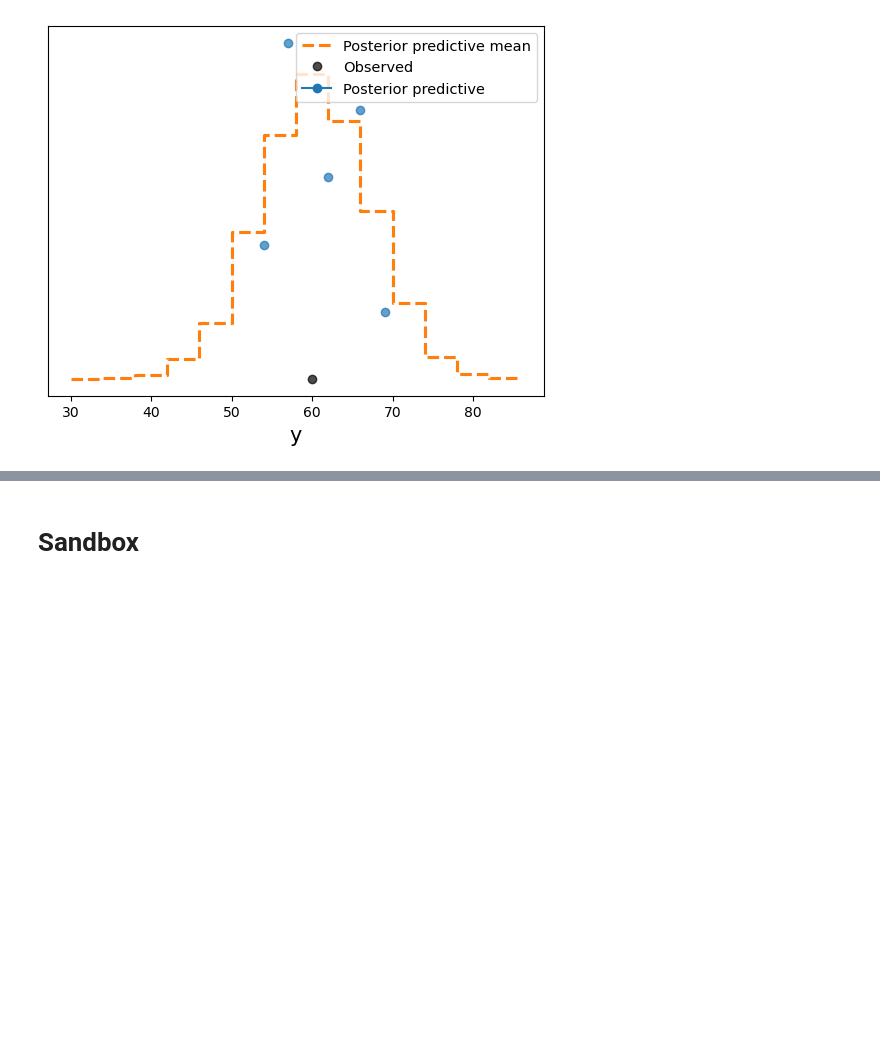
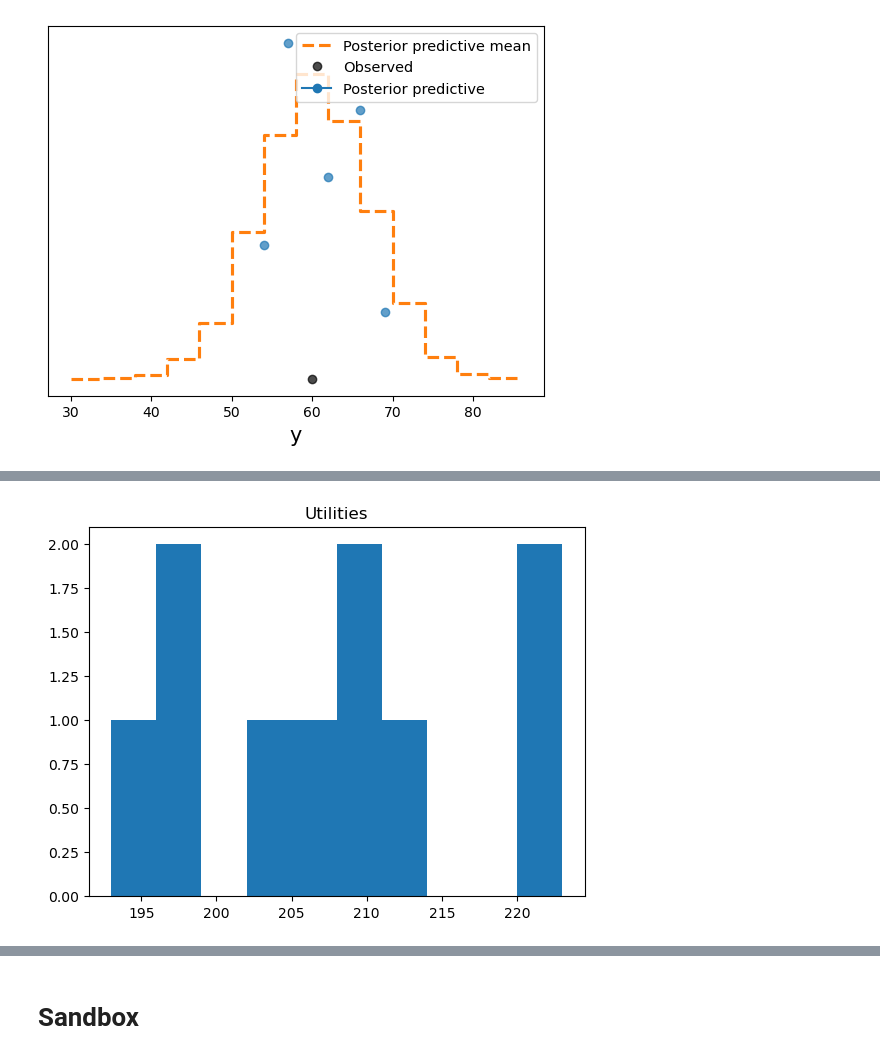
Before and after one commit to romanAVJ/glm-mds, a Jupyter notebook: exam/src/glm_roman_exam.ipynb, the cells around one changed output, grey strips where cells are left out. Drawn from its saved outputs; the diff is of its cells as text; code cells hidden in the pictures; blank space fills up the shorter version.

```diff
--- a/exam/src/glm_roman_exam.ipynb
+++ b/exam/src/glm_roman_exam.ipynb
@@ -516,0 +524,10 @@ az.plot_ppc(
+# %%
+# data
+data_utilities = np.array([212, 207, 210, 196, 223, 193, 196, 210, 202, 221])
+
+# hist
+plt.hist(data_utilities)
+plt.title("Utilities")
+plt.show()
+# %% [output]
+[figure, added]
```
Also changed, not shown: parts of 14 cells of this notebook.
